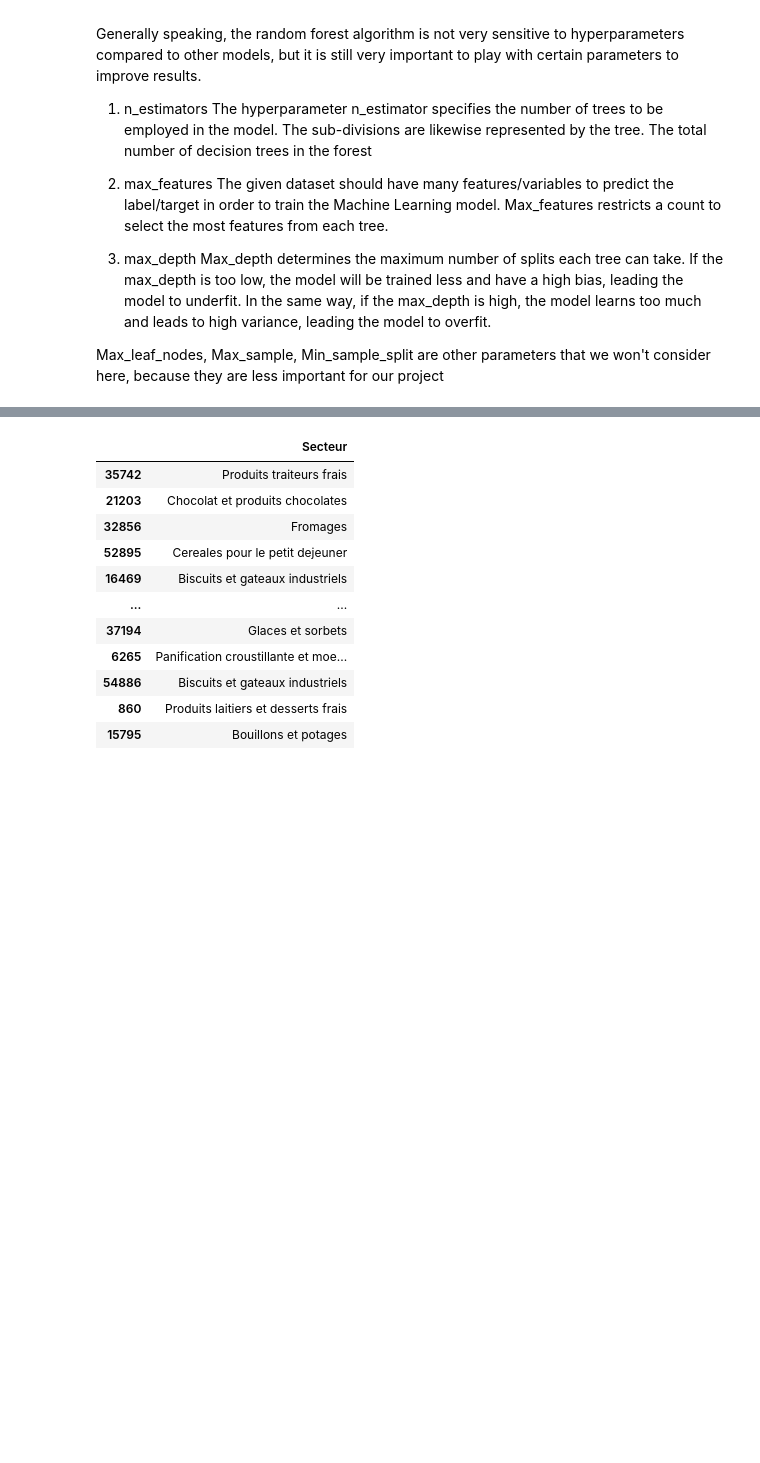
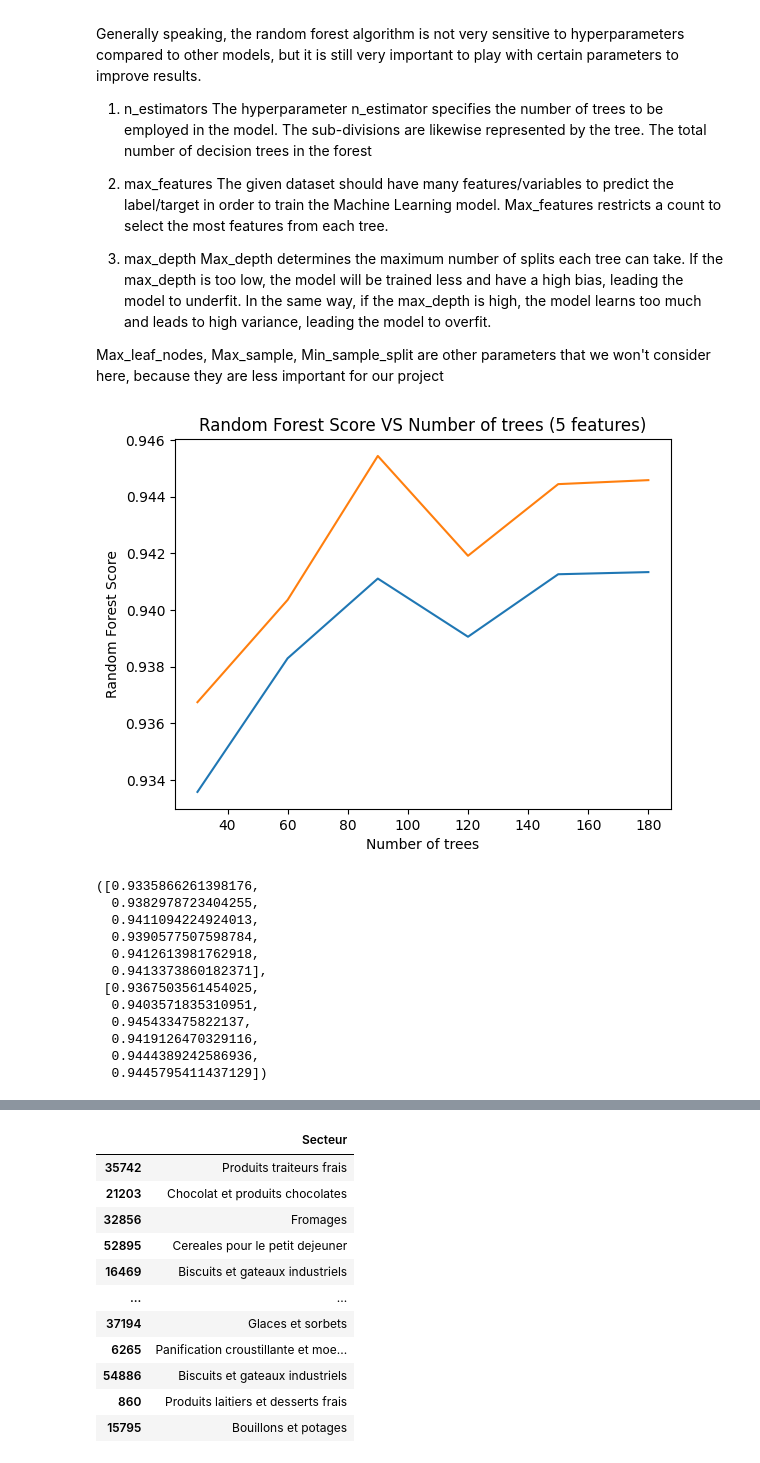
Before and after one commit to Thomasaujoux/food-classification, a Jupyter notebook: models/random_forest.ipynb, the cells around one changed output, grey strips where cells are left out. Saved outputs shown, nothing was run; the diff lists cells and outputs as text; code cells hidden in the pictures; blank space fills up the shorter version.

```diff
--- a/models/random_forest.ipynb
+++ b/models/random_forest.ipynb
@@ -96,0 +140,53 @@ Max_leaf_nodes, Max_sample, Min_sample_split are other parameters that we won't
+# %%
+
+import matplotlib.pyplot as plt
+
+PATH = r'C:\Users\Thomas Aujoux\Documents\GitHub\food-classification\Data_Preprocessing\data_clean\clean.csv'
+model = RFC
+param = "n_estimators"
+min = 30
+max = 200
+steps = 30
+
+def model_study_param(PATH, model, param, min, max, steps):
+
+    df = pd.read_csv(PATH)
+    df = df.drop('Unnamed: 0', axis=1)
+    df = df.drop(labels=22426, axis=0)
+
+    y = df[["Secteur"]]
+    df_features = df.drop(["Code_produit", "Secteur", "Famille"], axis=1)
+    X_train, X_test, y_train, y_test = train_test_split(df_features, y, test_size=0.2, shuffle=True, random_state=42)
+
+    opt_table_estimators_accuracy=list()
+    opt_table_estimators_f1=list()
+
+    for i in range(min, max, steps):
+        model = RFC(n_estimators = i, criterion = 'entropy', class_weight = "balanced")
+        model.fit(X_train,y_train.values.ravel())
+        output=model.predict(X_test)
+        opt_table_estimators_accuracy.append(metrics.accuracy_score(y_test, output))
+        opt_table_estimators_f1.append(metrics.f1_score(y_test, output, average='macro'))
+    plt.plot(range(min, max, steps), opt_table_estimators_accuracy)
+    plt.plot(range(min, max, steps), opt_table_estimators_f1)
+    plt.xlabel('Number of trees')
+    plt.ylabel('Random Forest Score')
+    plt.title('Random Forest Score VS Number of trees (5 features)')
+    plt.show()
+    return(opt_table_estimators_accuracy, opt_table_estimators_f1)
+# %%
+model_study_param(PATH, model, param, min, max, steps)
+# %% [output]
+[figure, added]
+([0.9335866261398176,
+  0.9382978723404255,
+  0.9411094224924013,
+  0.9390577507598784,
+  0.9412613981762918,
+  0.9413373860182371],
+ [0.9367503561454025,
+  0.9403571835310951,
+  0.945433475822137,
+  0.9419126470329116,
+  0.9444389242586936,
+  0.9445795411437129])
```
Also changed, not shown: parts of 3 cells of this notebook, 1 other file.
